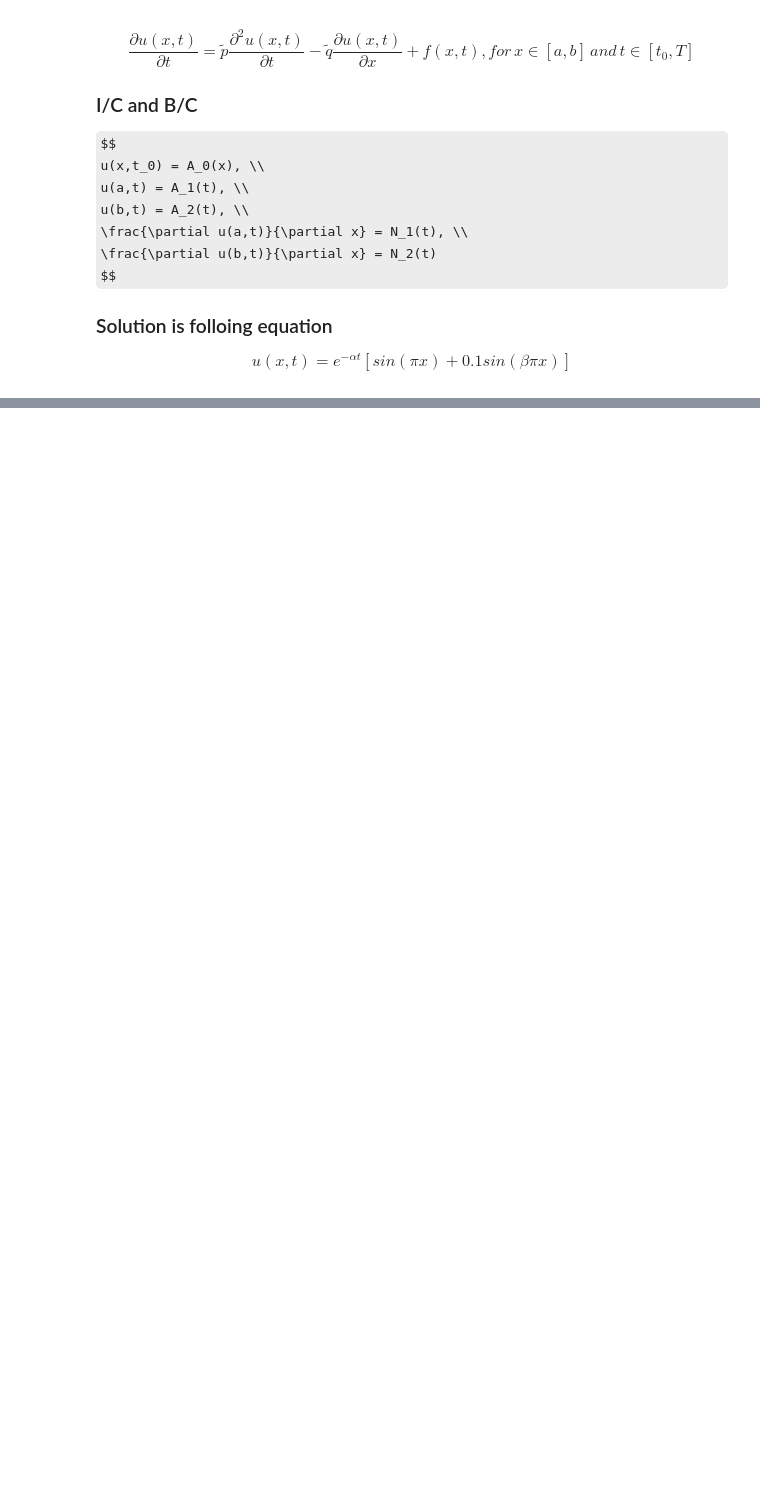
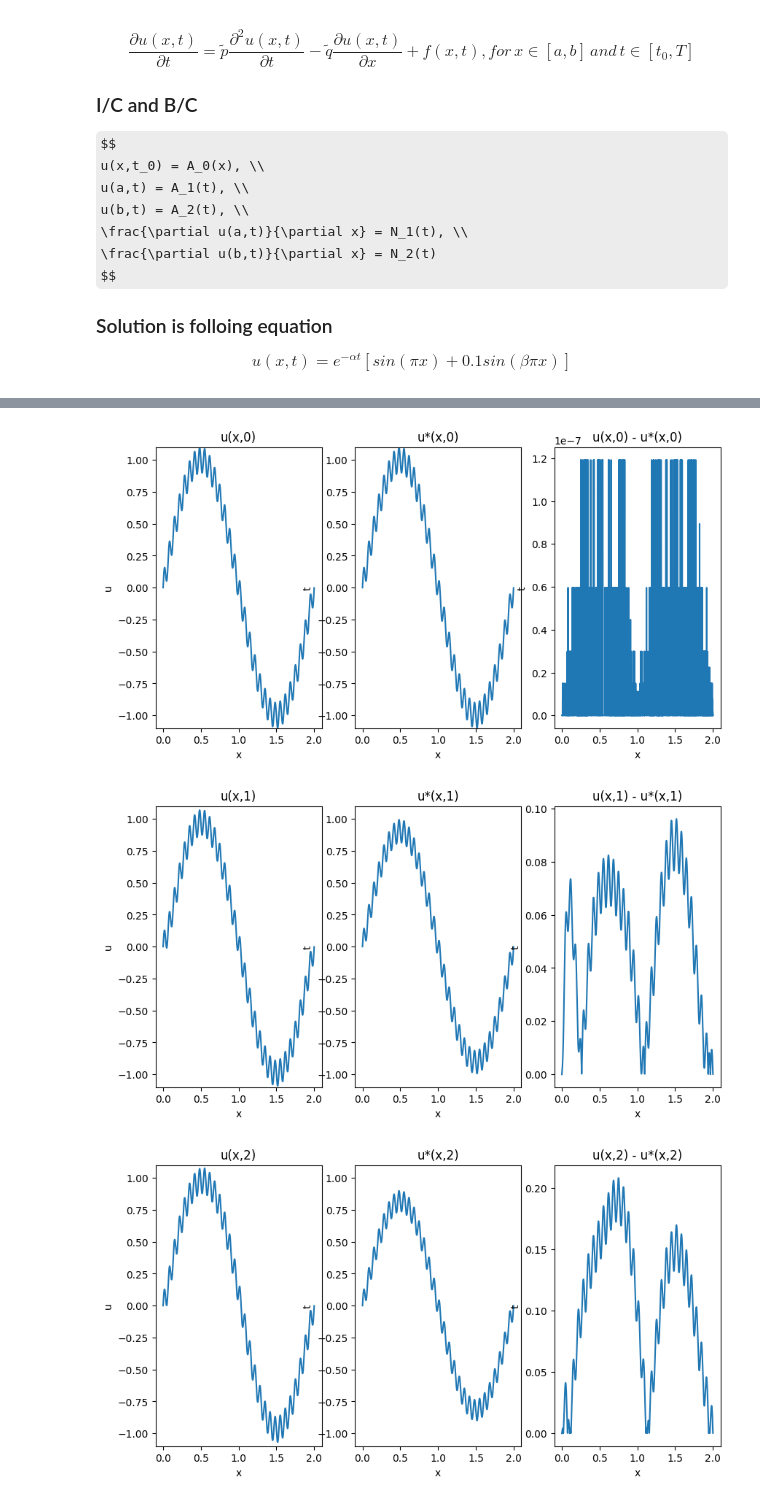
Before and after one commit to KatHaruto/PINNs_example, a Jupyter notebook: SFHCPINN.ipynb, the cells around one changed output, grey strips where cells are left out. Saved outputs shown, nothing was run; the diff lists cells and outputs as text; code cells hidden in the pictures; some formulas as TeX source; blank space fills up the shorter version.

```diff
--- a/SFHCPINN.ipynb
+++ b/SFHCPINN.ipynb
@@ -382,38 +476,43 @@ def visualize(model):
     for ti in range(6):
       xt_eval[:,1] = ti * torch.ones(xt_eval.shape[0])
 
-      pred = model(xt_eval.to(device)).detach().cpu()
-      u_pred = (G(xt_eval) + D(xt_eval) * pred).numpy()
-      u_true = U(xt_eval).detach().cpu().numpy()
+      u_pred = model(xt_eval.to(device)).detach().cpu().numpy()
+      u_true = problem.analytical_u(xt_eval).detach().cpu().numpy()
       abs_diff = np.abs(u_true-u_pred)
       fig = plt.figure(figsize=(10, 5))
 
 
       ax1 = fig.add_subplot(1,3,1)
       ax1.plot(xt_eval[:,0], u_pred)
       ax1.set_xlabel('x')
       ax1.set_ylabel('u')
       ax1.set_ylim(-1.1,1.1)
       ax1.set_title(f'u(x,{ti})')
 
       #plt.colorbar(sc, ax=ax1)
       # plt.colorbar(
 
       ax2 = fig.add_subplot(1,3,2)
       ax2.plot(xt_eval[:,0], u_true)
       # ax2.colorbar()
       ax2.set_xlabel('x')
       ax2.set_ylabel('t')
       ax2.set_ylim(-1.1,1.1)
       ax2.set_title(f'u*(x,{ti})')
 
 
       ax3 = fig.add_subplot(1,3,3)
 
       ax3.plot(xt_eval[:,0], abs_diff)
       # ax3.colorbar()
       ax3.set_xlabel('x')
       ax3.set_ylabel('t')
       ax3.set_title(f'u(x,{ti}) - u*(x,{ti})')
 
       plt.show()
+
+visualize(model)
+# %% [output]
+[figure, added]
+[figure, added]
+[figure, added]
```
Also changed, not shown: parts of 19 cells of this notebook.
